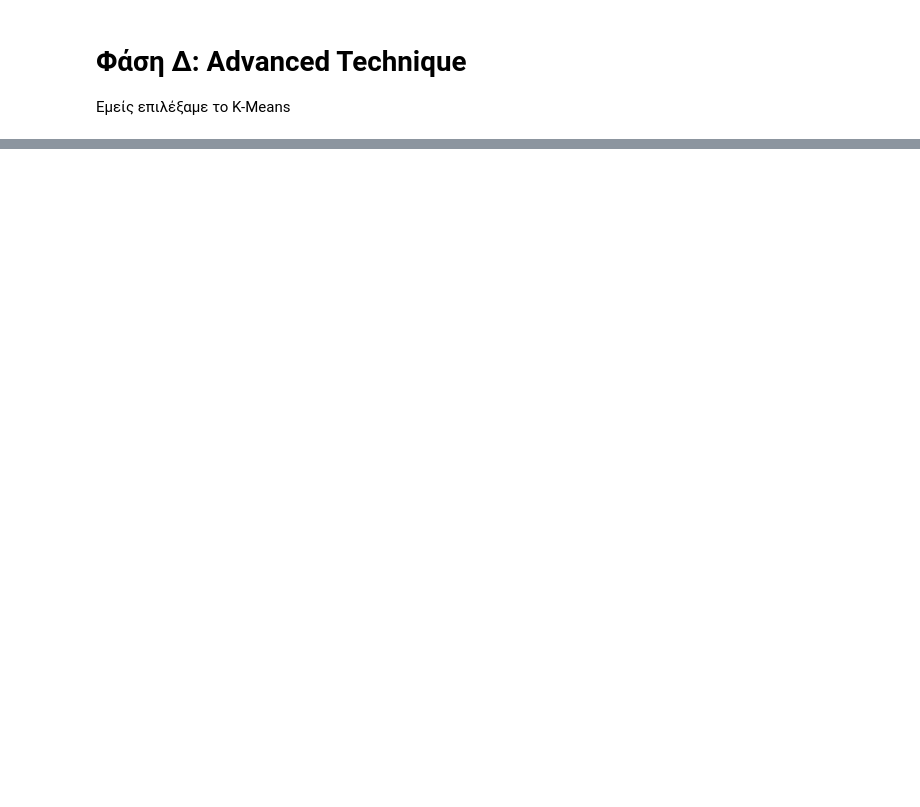
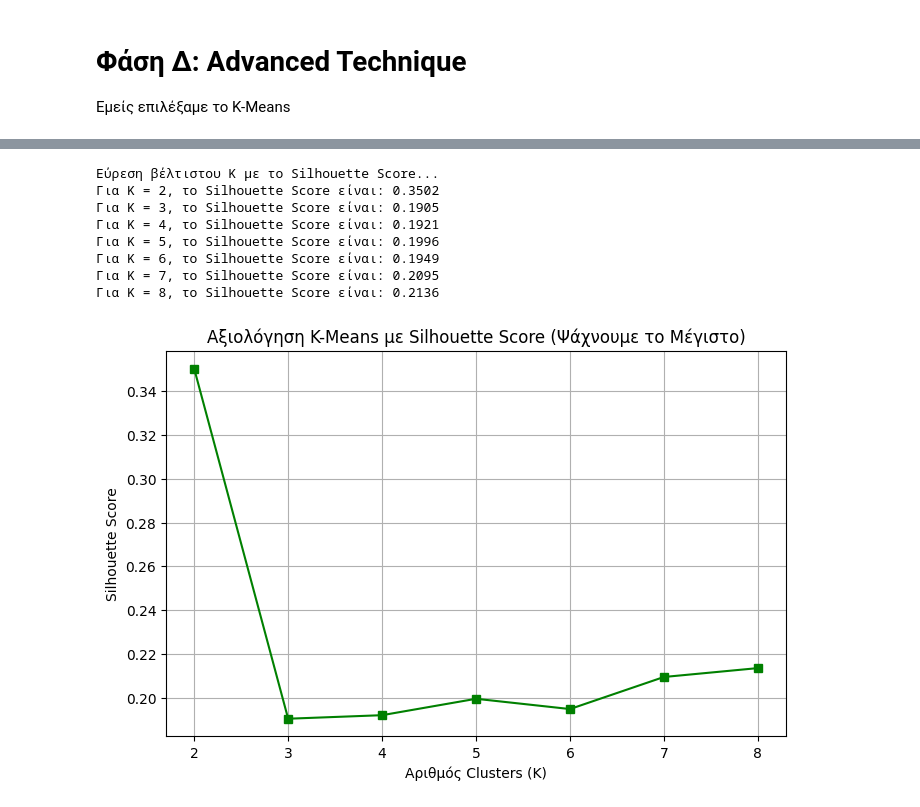
Before and after one commit to Ma1cOS/Big-Data, a Jupyter notebook: notebooks/4_advanced_technique.ipynb, the cells around one changed output, grey strips where cells are left out. Saved outputs shown, nothing was run; the diff lists cells and outputs as text; code cells hidden in the pictures; blank space fills up the shorter version.

```diff
--- a/notebooks/4_advanced_technique.ipynb
+++ b/notebooks/4_advanced_technique.ipynb
@@ -104,0 +130,51 @@ Scaling row group sizes to 95.00% for 8 writers
+# %%
+# K Means μέσω Silhouette Score
+# K Means μέσω Silhouette Score
+import matplotlib.pyplot as plt
+from pyspark.ml.clustering import KMeans
+from pyspark.ml.evaluation import ClusteringEvaluator
+
+print("Εύρεση βέλτιστου K με το Silhouette Score...")
+
+# Υποθέτουμε ότι το train_gold υπάρχει ήδη (π.χ. train_gold = spark.read.parquet("../data/train_gold.parquet"))
+
+silhouette_scores = []
+k_range = range(2, 9)  # Δοκιμάζουμε K από 2 έως 8
+
+# Ορίζουμε τον Αξιολογητή (Evaluator)
+# Σημείωση: Χρησιμοποιούμε predictionCol="cluster" όπως το είχες ορίσει αρχικά
+evaluator = ClusteringEvaluator(predictionCol="cluster", featuresCol="features", metricName="silhouette")
+
+for k_val in k_range:
+    # 1. Ορισμός και εκπαίδευση του μοντέλου
+    km = KMeans(featuresCol="features", predictionCol="cluster", k=k_val, seed=42)
+    model = km.fit(train_gold)
+
+    # 2. Παραγωγή προβλέψεων (τα assignments στα clusters)
+    predictions = model.transform(train_gold)
+
+    # 3. Υπολογισμός του Silhouette Score
+    score = evaluator.evaluate(predictions)
+    silhouette_scores.append(score)
+    print(f"Για K = {k_val}, το Silhouette Score είναι: {score:.4f}")
+
+# Δημιουργία γραφήματος για την οπτικοποίηση των σκορ
+plt.figure(figsize=(8, 5))
+plt.plot(list(k_range), silhouette_scores, marker='s', linestyle='-', color='g')
+plt.xlabel('Αριθμός Clusters (K)')
+plt.ylabel('Silhouette Score')
+plt.title('Αξιολόγηση K-Means με Silhouette Score (Ψάχνουμε το Μέγιστο)')
+plt.grid(True)
+plt.show()
+
+# --- Σημείωση: Επίλεξε το K που αντιστοιχεί στο υψηλότερο σημείο του γραφήματος ---
+# %% [output]
+Εύρεση βέλτιστου K με το Silhouette Score...
+Για K = 2, το Silhouette Score είναι: 0.3502
+Για K = 3, το Silhouette Score είναι: 0.1905
+Για K = 4, το Silhouette Score είναι: 0.1921
+Για K = 5, το Silhouette Score είναι: 0.1996
+Για K = 6, το Silhouette Score είναι: 0.1949
+Για K = 7, το Silhouette Score είναι: 0.2095
+Για K = 8, το Silhouette Score είναι: 0.2136
+[figure, added]
```
Also changed, not shown: parts of 3 cells of this notebook, 28 other files.
